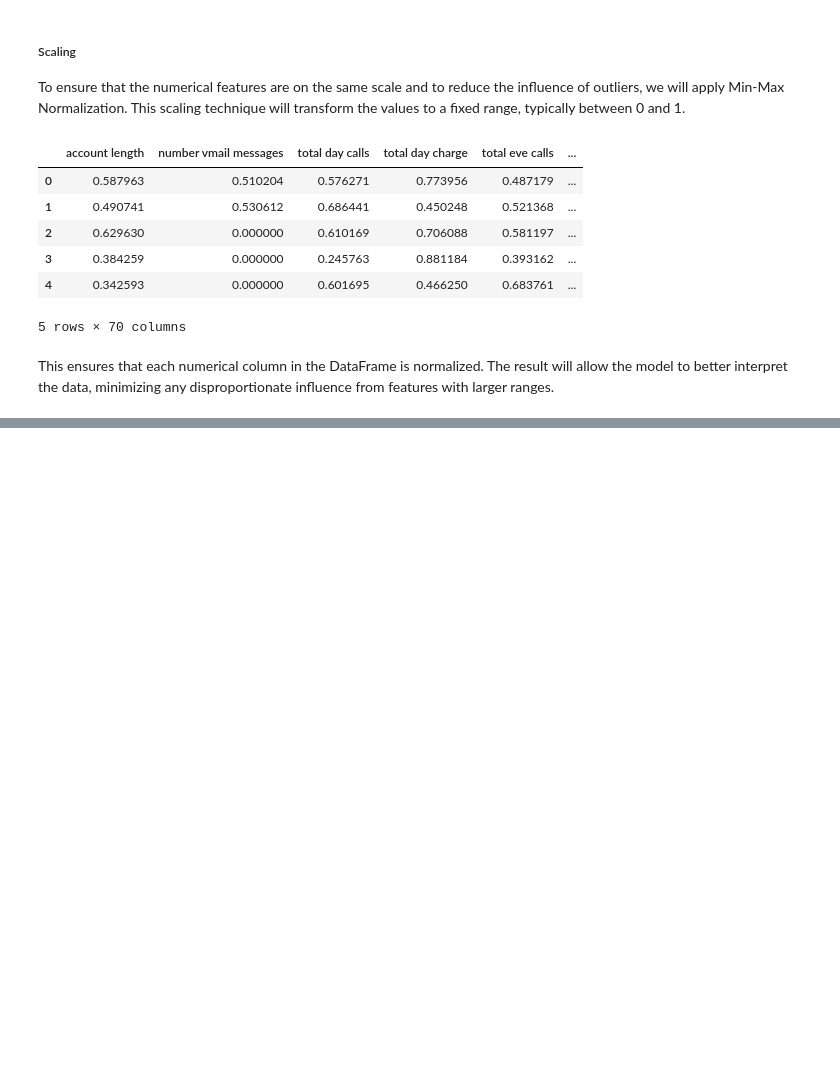
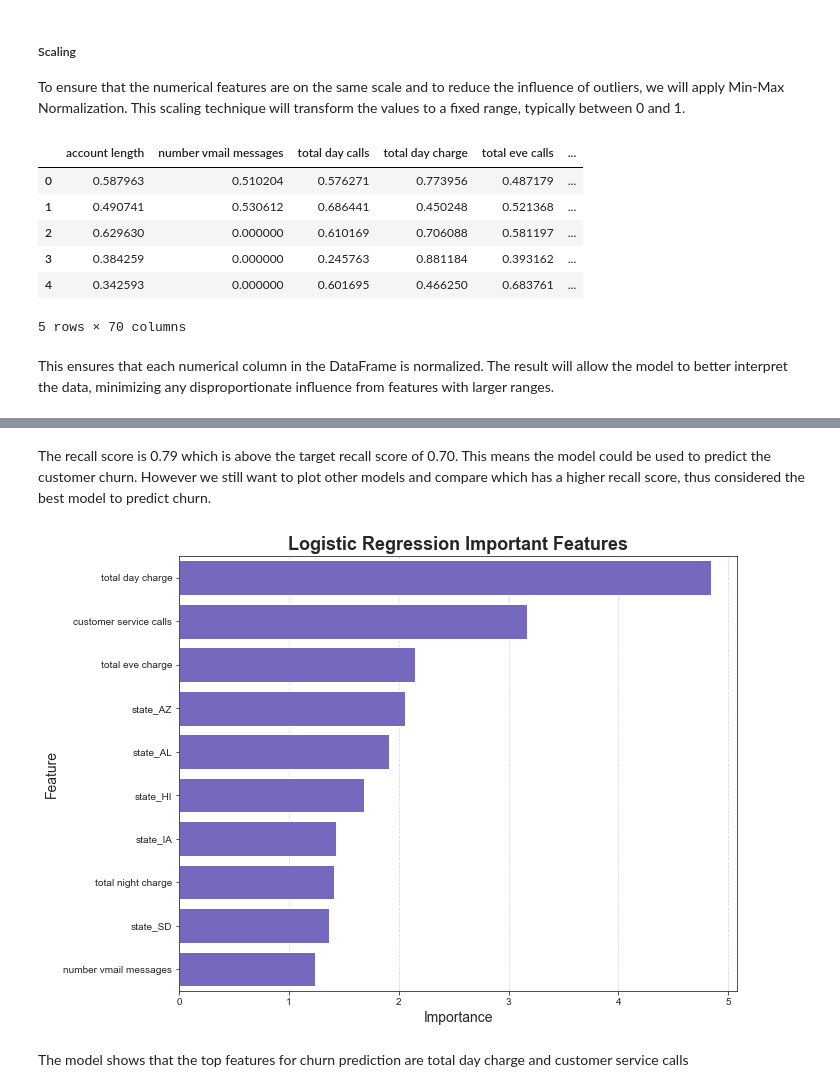
Before and after one commit to ANGI3MAINA/SyriaTel-Customer-Churn-Prediction, a Jupyter notebook: code.ipynb, the cells around one changed output, grey strips where cells are left out. Drawn from its saved outputs; the diff is of its cells as text; code cells hidden in the pictures; blank space fills up the shorter version.

```diff
--- a/code.ipynb
+++ b/code.ipynb
@@ -665,0 +765,43 @@ This ensures that each numerical column in the DataFrame is normalized. The resu
+# %% [markdown]
+The recall score is 0.79 which is above the target recall score of 0.70. This means the model could be used to predict the customer churn. However we still want to plot other models and compare which has a higher recall score, thus considered the best model to predict churn.
+# %%
+def plot_top_feature_importances(model, feature_names, title='Top 10 Feature Importances', color='slateblue', top_n=10):
+    """
+    Plots the top N feature importances from a model.
+
+    Parameters:
+    - model: The trained model with either `feature_importances_` or `coef_` attribute.
+    - feature_names: List of feature names.
+    - title: String, title of the plot.
+    - color: String, color of the bars.
+    - top_n: Integer, number of top features to plot (default is 10).
+    """
+    # Determine the importances based on the model's attributes
+    if hasattr(model, 'feature_importances_'):
+        importances = model.feature_importances_
+    elif hasattr(model, 'coef_'):
+        importances = np.abs(model.coef_).flatten()
+    else:
+        raise ValueError("The model does not have `feature_importances_` or `coef_` attributes.")
+
+    # Create a DataFrame for feature importances
+    importance_df = pd.DataFrame({'Feature': feature_names, 'Importance': importances})
+
+    # Sort by importance and select the top N features
+    top_features = importance_df.sort_values(by='Importance', ascending=False).head(top_n)
+
+    # Plot the top N feature importances
+    plt.figure(figsize=(10, 8))
+    sns.barplot(x='Importance', y='Feature', data=top_features, color=color)
+    plt.title(title, fontsize=18, fontweight='bold')
+    plt.xlabel('Importance', fontsize=14)
+    plt.ylabel('Feature', fontsize=14)
+    plt.grid(axis='x', linestyle='--', alpha=0.7)
+    plt.show()
+
+# Example usage of the function
+plot_top_feature_importances(logreg, feature_names=X_train.columns, title='Logistic Regression Important Features', top_n=10)
+# %% [output]
+[figure, added]
+# %% [markdown]
+The model shows that the top features for churn prediction are total day charge and customer service calls
```
Also changed, not shown: parts of 10 cells of this notebook.
